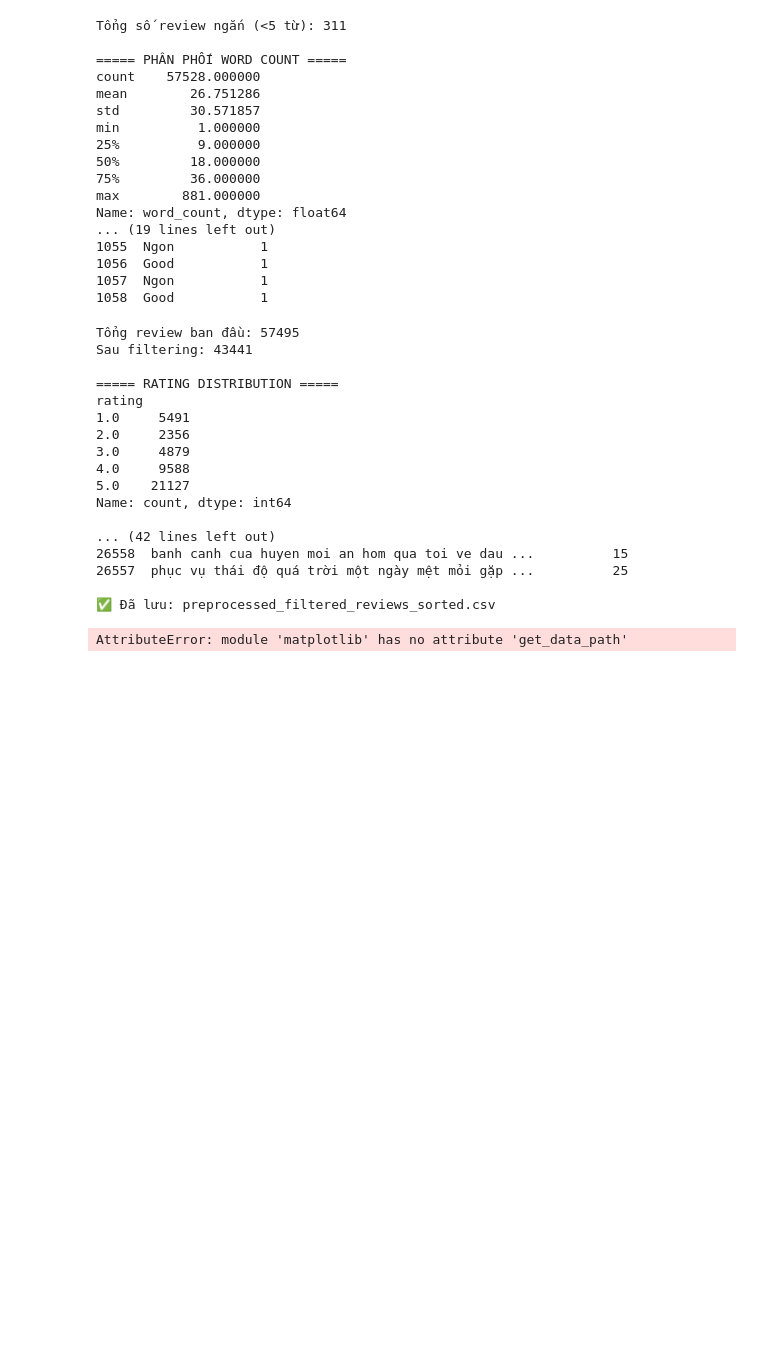
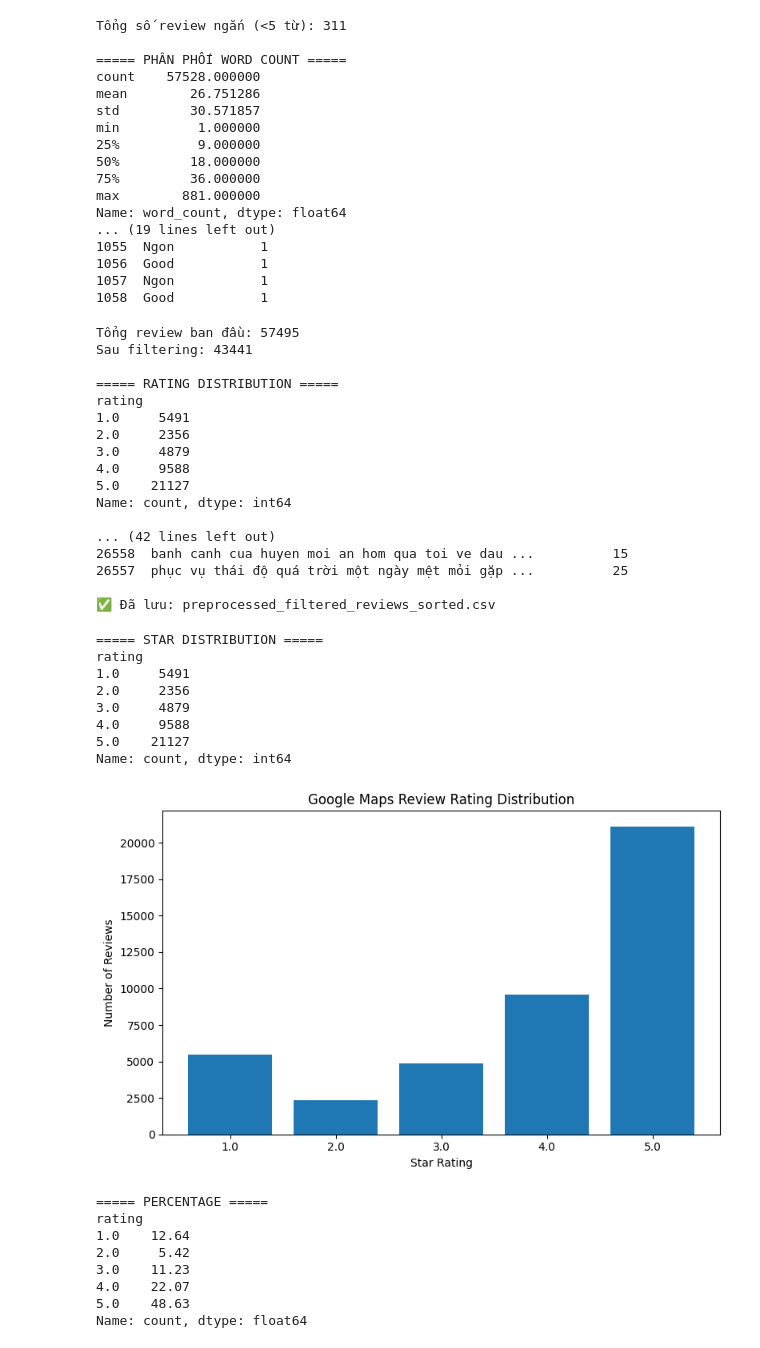
Before and after one commit to phuc2013asd/GoogleMapReviews_Scraper, a Jupyter notebook: code/output/random.ipynb, the cells around one changed output. Drawn from its saved outputs; the diff is of its cells as text; code cells hidden in the pictures; blank space fills up the shorter version.

```diff
--- a/code/output/random.ipynb
+++ b/code/output/random.ipynb
@@ -231,7 +231,7 @@ import pandas as pd
 import matplotlib.pyplot as plt
 
 # Đọc dữ liệu
-df = pd.read_csv("preprocessed_filtered_reviews.csv")
+df = pd.read_csv("preprocessed_filtered_reviews_sorted.csv")
 
 # =========================
 # PHÂN BỐ SỐ SAO
@@ -242,32 +242,48 @@ print("===== STAR DISTRIBUTION =====")
 print(star_counts)
 
 # =========================
 # PLOT
 # =========================
 plt.figure(figsize=(8, 5))
 
 plt.bar(
     star_counts.index.astype(str),
     star_counts.values
 )
 
 plt.xlabel("Star Rating")
 plt.ylabel("Number of Reviews")
 plt.title("Google Maps Review Rating Distribution")
 
 plt.tight_layout()
 plt.show()
 
 # =========================
 # PHẦN TRĂM
 # =========================
 print("\n===== PERCENTAGE =====")
 
 percentages = (
     star_counts / len(df) * 100
 ).round(2)
 
 print(percentages)
 # %% [output]
-AttributeError: module 'matplotlib' has no attribute 'get_data_path'
+===== STAR DISTRIBUTION =====
+rating
+1.0     5491
+2.0     2356
+3.0     4879
+4.0     9588
+5.0    21127
+Name: count, dtype: int64
+[figure, added]
+===== PERCENTAGE =====
+rating
+1.0    12.64
+2.0     5.42
+3.0    11.23
+4.0    22.07
+5.0    48.63
+Name: count, dtype: float64
 # %%
```
Also changed, not shown: parts of 3 cells of this notebook, 13 other files.
